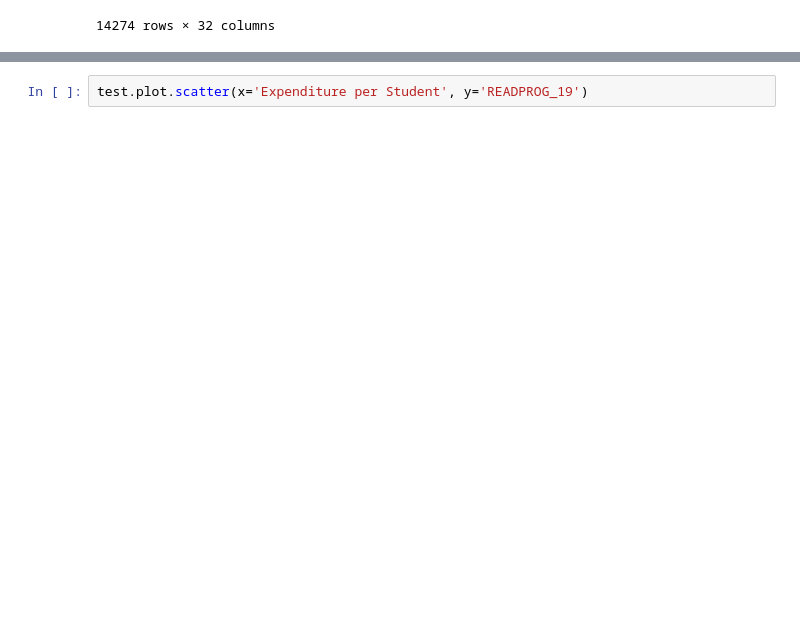
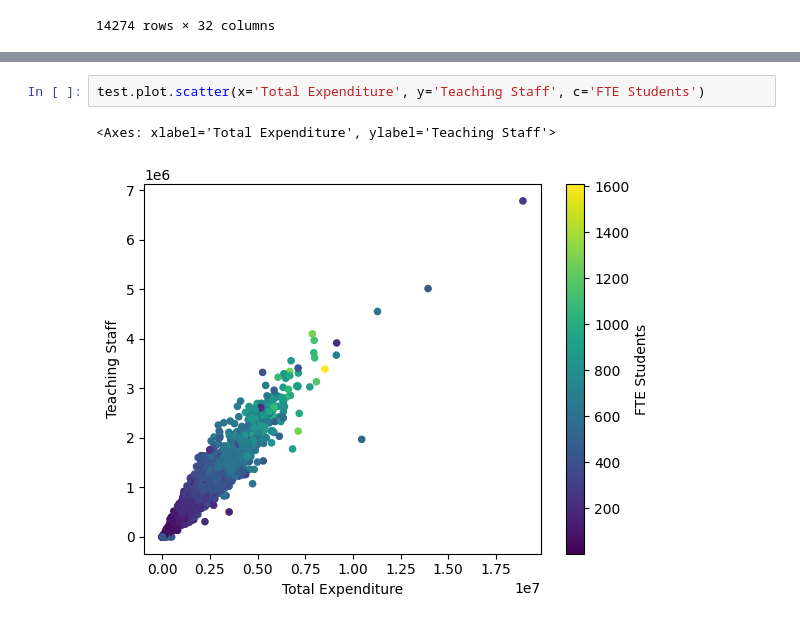
Before and after one commit to andrewmccall/schools, a Jupyter notebook: analysis.ipynb, the cells around one changed output, grey strips where cells are left out. Cells and saved outputs as stored; diff of their text form; blank space fills up the shorter version.

```diff
--- a/analysis.ipynb
+++ b/analysis.ipynb
@@ -198,2 +172,5 @@ test.plot.scatter(x='Expenditure per Student', y='READPROG_19')
 # %%
-test.plot.scatter(x='Expenditure per Student', y='READPROG_19')
+test.plot.scatter(x='Total Expenditure', y='Teaching Staff', c='FTE Students')
+# %% [output]
+<Axes: xlabel='Total Expenditure', ylabel='Teaching Staff'>
+[figure, added]
```
Also changed, not shown: parts of 16 cells of this notebook, 1 other file.
